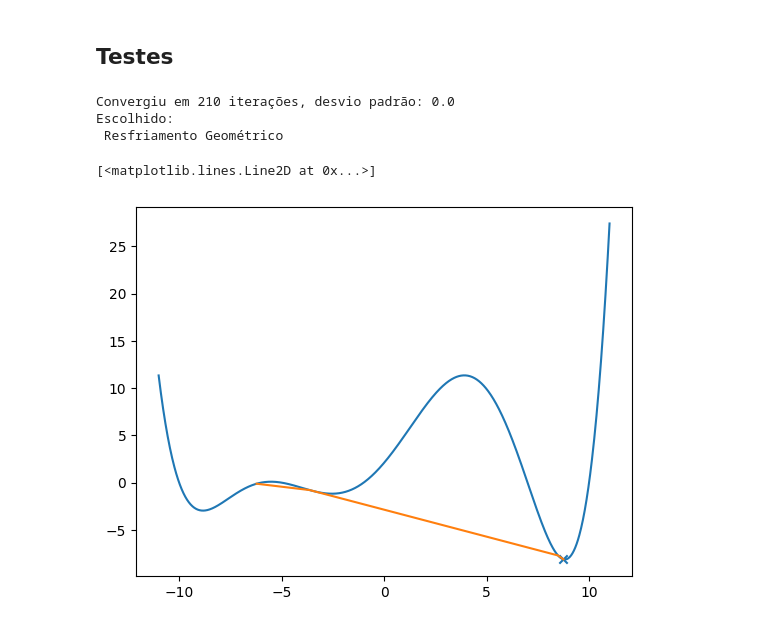
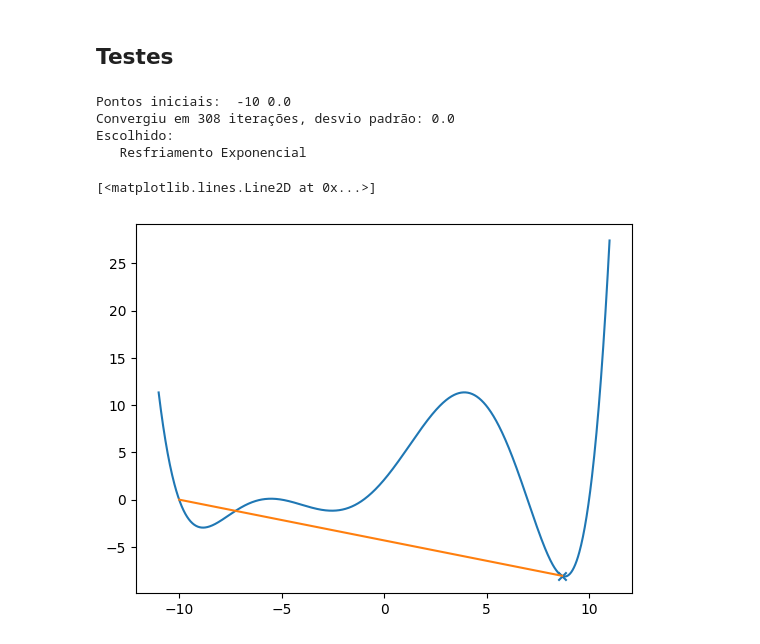
Before and after one commit to Guilhos/ENGG11---Simulated-Annealing, a Jupyter notebook: SA.ipynb, the cells around one changed output. Drawn from its saved outputs; the diff is of its cells as text; code cells hidden in the pictures.

```diff
--- a/SA.ipynb
+++ b/SA.ipynb
@@ -21,10 +21,12 @@ fv = function(x)
 def SA(search_space, F, T, opc,convR):
     scale = np.sqrt(T) ## Suggested by Robert & Casella (Intro to MC)
     start = np.random.choice(search_space)
-    x = start
+    x = -10
+    print('Pontos iniciais: ', x, F(x))
     best = x
     convergencia = []
     history = [x]
+    nProg = 0
     i = 0
     while True:
         i+=1
@@ -43,7 +45,10 @@ def SA(search_space, F, T, opc,convR):
             x = candidate
 
             if F(x) < F(best):
-                    best = x
+                best = x
+                nProg = 0
+            else:
+                nProg += 1
             convergencia.append(F(x))
             if i > convR:
                 del convergencia[0]
@@ -51,14 +56,14 @@ def SA(search_space, F, T, opc,convR):
                     print(f'Convergiu em {i} iterações, desvio padrão: {np.std(convergencia)}')
                     break
 
-            T = resfriamento(T,i,deltaE, 0.9, 0, opc)
+            T = resfriamento(T,i,deltaE, 0.9, 0, opc, nProg)
             history.append(x)
 
     dicio = {'1': 'Linear', '2': 'Geométrico', '3': 'Logarítimico', '4': 'Híbrido', '5': 'Exponencial', '0': 'Adaptativo'}
-    print(f'Escolhido: \n Resfriamento {dicio[str(opc)]}')
+    print(f'Escolhido: \n   Resfriamento {dicio[str(opc)]}')
     return x, history, best
 
-def resfriamento(T, k, deltaE, a = 0.75, b = 0, opc = 0):
+def resfriamento(T, k, deltaE, a = 0.75, b = 0, opc = 0, nProg = 0):
     if opc == 1: # Linear
         T = T - a
     elif opc == 2: # Geométrica
@@ -73,24 +78,26 @@ def resfriamento(T, k, deltaE, a = 0.75, b = 0, opc = 0):
     elif opc == 5: # Exponencial - Converge em 10000
         T = T/(1+b*T)
     else: # Adaptativa, ASL
-        if deltaE > 0:
-            T = (2 - a)*T
+        if nProg > 4:
+            a *= 1.1
         else:
-            T = a*T
+            a *= 0.9
+        T *= a
     return T
 # %% [markdown]
 ## Testes
 # %%
 X = np.linspace(-11, 11, num=1000)
-x1, history, best = SA(X, function, T = 100, opc = 2, convR = 100)
+x1, history, best = SA(X, function, T = 100, opc = 5, convR = 300)
 
 plt.plot(X, function(X))
 plt.scatter(x1, function(x1), marker='x')
 #plt.scatter(best, function(best), marker='o')
 plt.plot(history, [function(y) for y in history])
 # %% [output]
-Convergiu em 210 iterações, desvio padrão: 0.0
+Pontos iniciais:  -10 0.0
+Convergiu em 308 iterações, desvio padrão: 0.0
 Escolhido:
- Resfriamento Geométrico
+   Resfriamento Exponencial
 [<matplotlib.lines.Line2D at 0x...>]
-[figure, old version]
+[figure, new version]
```
